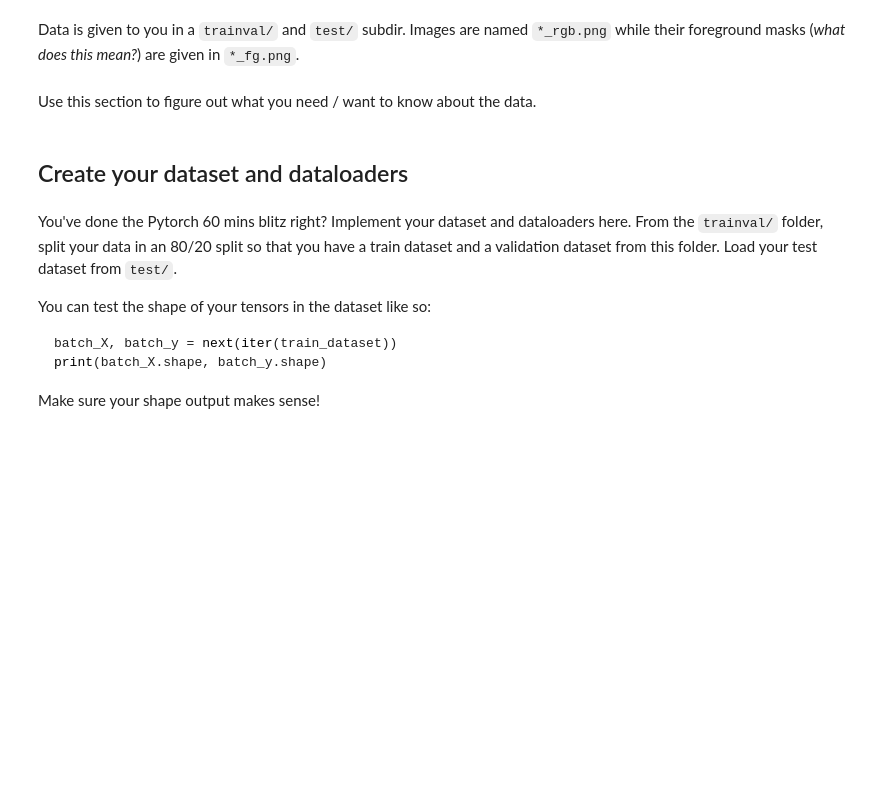
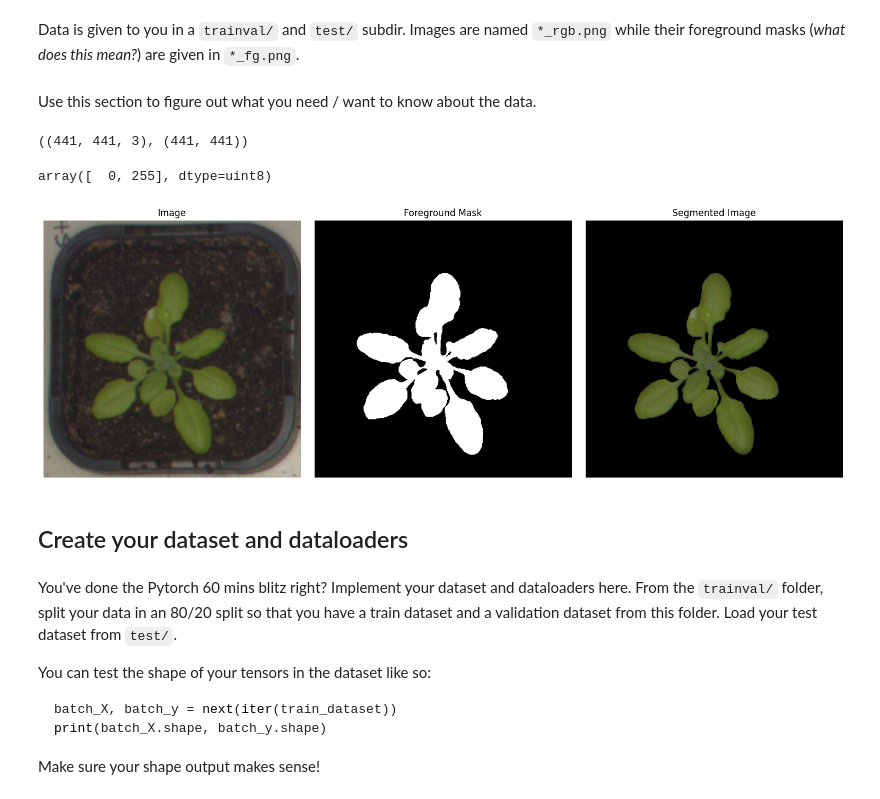
Before and after one commit to jaredliw/ioai-tsp-2025, a Jupyter notebook: lab2/image-segmentation.ipynb, the cells around one changed output. Saved outputs shown, nothing was run; the diff lists cells and outputs as text; code cells hidden in the pictures; blank space fills up the shorter version.

```diff
--- a/lab2/image-segmentation.ipynb
+++ b/lab2/image-segmentation.ipynb
@@ -15,3 +37,49 @@ Use this section to figure out what you need / want to know about the data.
+# %%
+test_img = Image.open("./trainval/plant0421_rgb.png").convert("RGB")
+test_mask = Image.open("./trainval/plant0421_fg.png").convert("L")
+# %%
+test_image_np = np.array(test_img)
+test_mask_np = np.array(test_mask)
+# %%
+test_image_np.shape, test_mask_np.shape
+# %% [output]
+((441, 441, 3), (441, 441))
+# %%
+np.unique(test_mask_np)
+# %% [output]
+array([  0, 255], dtype=uint8)
+# %%
+test_mask_np = (test_mask_np > 0).astype(np.uint8)
+# %%
+def display_image(img, mask, transpose_img=False, transpose_mask=False):
+    if transpose_img:  # HWC to CHW
+        img = np.transpose(img, (1, 2, 0))
+    if transpose_mask:
+        mask = np.transpose(mask, (1, 2, 0))
+
+    fig, axes = plt.subplots(1, 3, figsize=(15, 5))
+
+    axes[0].imshow(img)
+    axes[0].set_title("Image")
+    axes[0].axis("off")
+
+    mask = (mask > 0).astype(np.uint8)
+    axes[1].imshow(mask, cmap='gray')
+    axes[1].set_title("Foreground Mask")
+    axes[1].axis("off")
+
+    mask_ch = mask if len(mask.shape) == 3 else mask[..., np.newaxis]
+    mask_ch = np.repeat(mask_ch, img.shape[2], axis=2)
+    axes[2].imshow(mask_ch * img)
+    axes[2].set_title("Segmented Image")
+    axes[2].axis("off")
+
+    return fig, axes
+# %%
+display_image(test_image_np, test_mask_np)
+plt.tight_layout()
+# %% [output]
+[figure, added]
 # %% [markdown]
 ## Create your dataset and dataloaders
 # %% [markdown]
```
Also changed, not shown: parts of 68 cells of this notebook.
